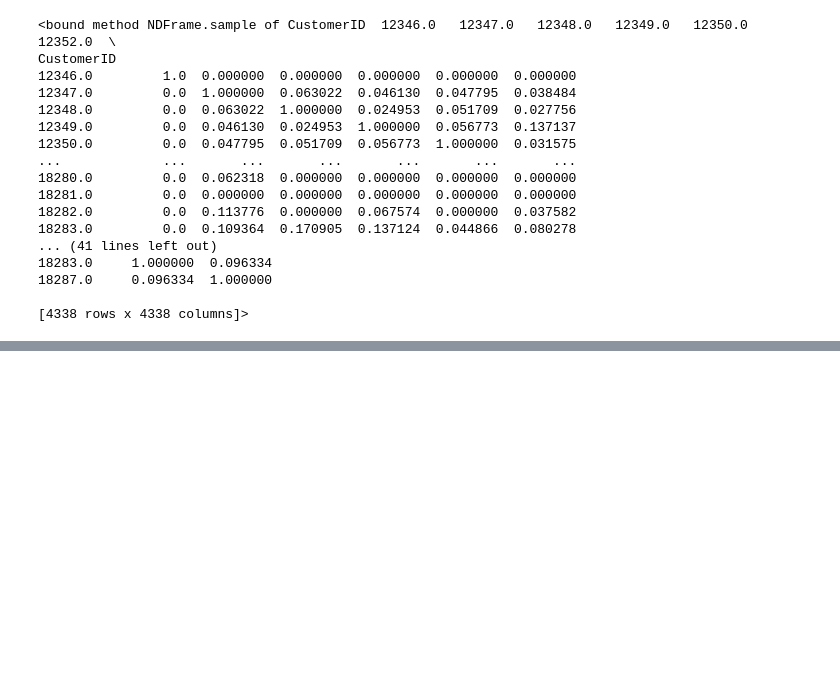
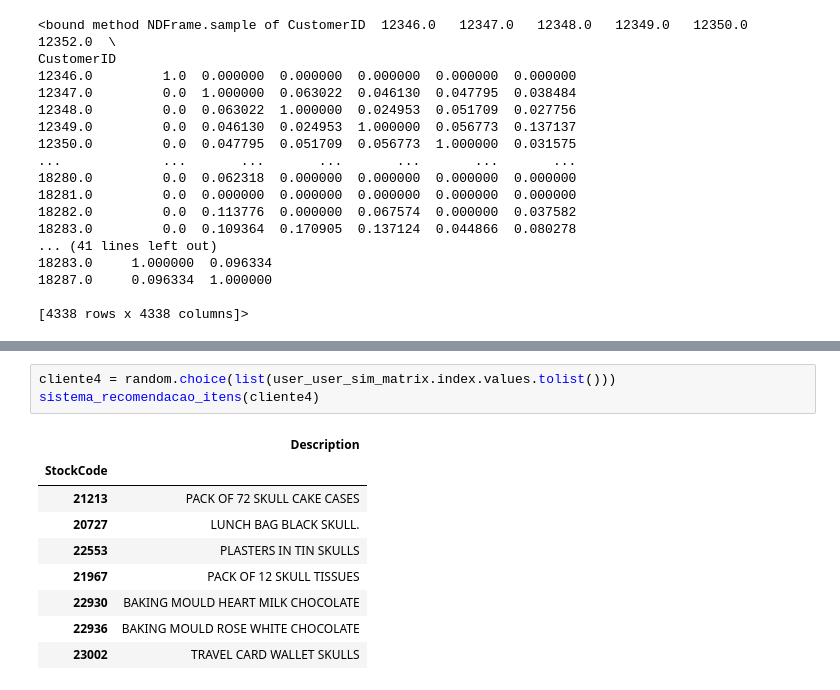
Before and after one commit to lucasmirachi/sistema-de-recomendacao, a Jupyter notebook: Sistema de Recomendação.ipynb, the cells around one changed output, grey strips where cells are left out. Saved outputs shown, nothing was run; the diff lists cells and outputs as text; blank space fills up the shorter version.

```diff
--- a/Sistema de Recomendação.ipynb
+++ b/Sistema de Recomendação.ipynb
@@ -274,0 +392,13 @@ Nesse caso, o cliente mais similar ao cliente1 (CustomerID 12790) é com cliente
+# %%
+cliente4 = random.choice(list(user_user_sim_matrix.index.values.tolist()))
+sistema_recomendacao_itens(cliente4)
+# %% [output]
+|  | Description |
+| StockCode |  |
+| 21213 | PACK OF 72 SKULL CAKE CASES |
+| 20727 | LUNCH BAG BLACK SKULL. |
+| 22553 | PLASTERS IN TIN SKULLS |
+| 21967 | PACK OF 12 SKULL TISSUES |
+| 22930 | BAKING MOULD HEART MILK CHOCOLATE |
+| 22936 | BAKING MOULD ROSE WHITE CHOCOLATE |
+| 23002 | TRAVEL CARD WALLET SKULLS |
```
Also changed, not shown: parts of 20 cells of this notebook.
